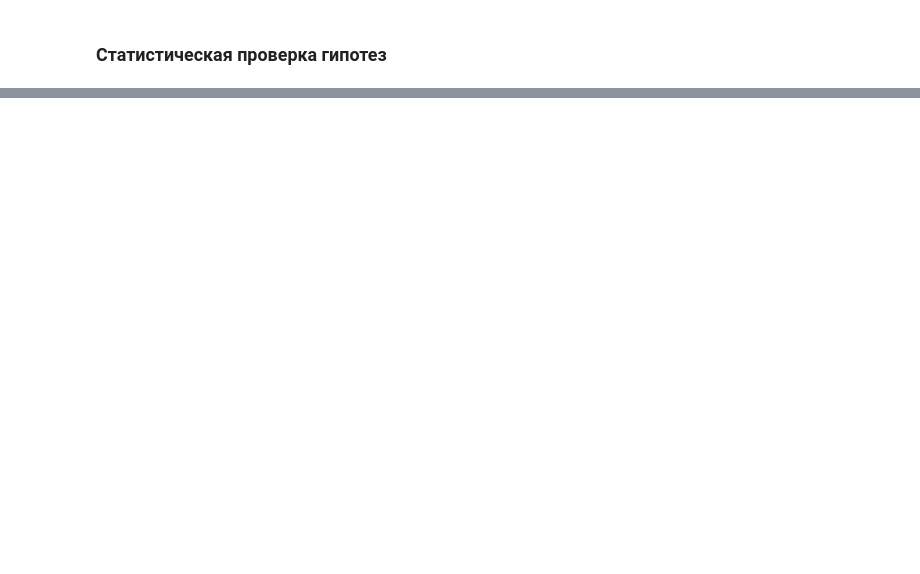
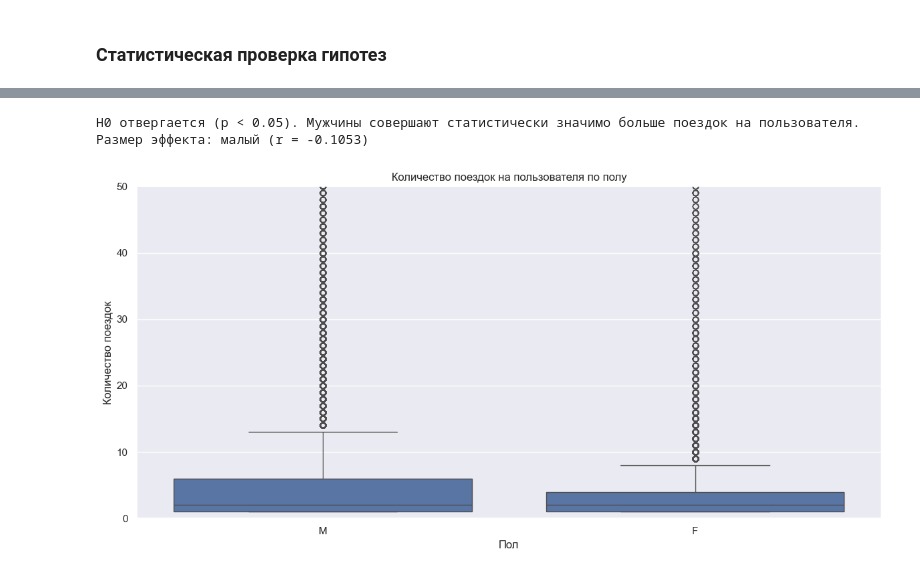
Before and after one commit to george-gh5/kicksharing-analysis, a Jupyter notebook: notebooks/4_metrics_and_hypotheses.ipynb, the cells around one changed output, grey strips where cells are left out. Drawn from its saved outputs; the diff is of its cells as text; code cells hidden in the pictures; blank space fills up the shorter version.

```diff
--- a/notebooks/4_metrics_and_hypotheses.ipynb
+++ b/notebooks/4_metrics_and_hypotheses.ipynb
@@ -496,0 +225,12 @@ else:
+# %%
+# подготовка данных
+df_h2 = df[df['gender_cd'].isin(['M', 'F'])].copy()
+df_h2['gender_cd'] = df_h2['gender_cd'].cat.remove_unused_categories()
+
+user_rides = df_h2.groupby(['party_rk', 'gender_cd'], observed=True)['order_rk'].count().reset_index()
+user_rides.rename(columns={'order_rk': 'rides_count'}, inplace=True)
+
+male_rides = user_rides[user_rides['gender_cd'] == 'M']['rides_count']
+female_rides = user_rides[user_rides['gender_cd'] == 'F']['rides_count']
+
+print(f"Пользователи M: {len(male_rides):,}, пользователи F: {len(female_rides):,}")
@@ -496,0 +274,23 @@ else:
+# %%
+if p_val_h2 < ALPHA:
+    print(f"H0 отвергается (p < {ALPHA}). Мужчины совершают статистически значимо больше поездок на пользователя.")
+    print(f"Размер эффекта: {'малый' if abs(r_h2) < 0.3 else 'средний' if abs(r_h2) < 0.5 else 'большой'} (r = {r_h2:.4f})")
+else:
+    print(f"H0 не отвергается (p >= {ALPHA}). Разница не является статистически значимой.")
+# %% [output]
+H0 отвергается (p < 0.05). Мужчины совершают статистически значимо больше поездок на пользователя.
+Размер эффекта: малый (r = -0.1053)
+# %%
+# визуализация
+plt.figure(figsize=(12, 6))
+
+sns.boxplot(data=user_rides, x='gender_cd', y='rides_count', order=['M', 'F'])
+plt.title('Количество поездок на пользователя по полу')
+plt.xlabel('Пол')
+plt.ylabel('Количество поездок')
+plt.ylim(0, 50)
+
+plt.tight_layout()
+plt.show()
+# %% [output]
+[figure, added]
```
Also changed, not shown: parts of 127 cells of this notebook.
